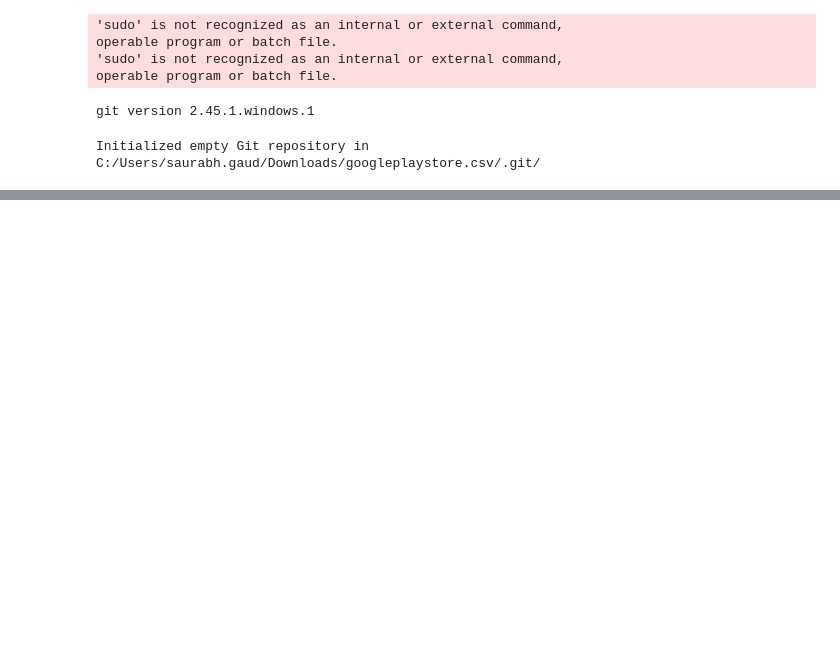
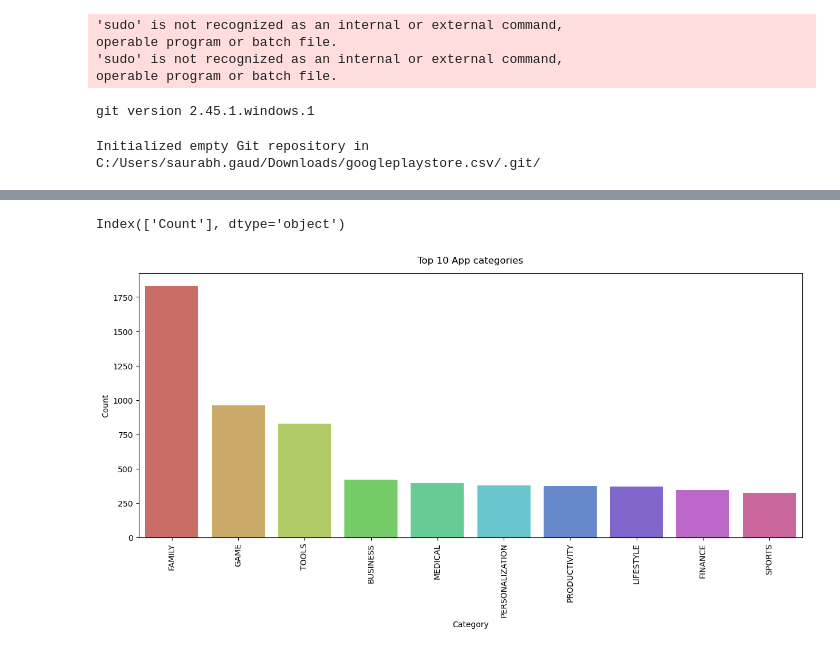
Before and after one commit to saurabh-G1/EDA_-_FEATURE_ENGINEERING, a Jupyter notebook: EDA_AND_FEATURE_ENGINEERING.ipynb, the cells around one changed output, grey strips where cells are left out. Cells and saved outputs as stored; diff of their text form; code cells hidden in the pictures; blank space fills up the shorter version.

```diff
--- a/EDA_AND_FEATURE_ENGINEERING.ipynb
+++ b/EDA_AND_FEATURE_ENGINEERING.ipynb
@@ -450,0 +614,26 @@ Initialized empty Git repository in C:/Users/saurabh.gaud/Downloads/googleplayst
+# %%
+## Top 10 App Categories
+category = pd.DataFrame(df_copy['Category'].value_counts())        #Dataframe of apps on the basis of category
+category.rename(columns = {'count':'Category'},inplace=True)
+# category.columns
+category.rename(columns = {'Category':'Count'},inplace=True)
+category.head(3)
+category.columns
+# %% [output]
+Index(['Count'], dtype='object')
+# %%
+## Top 10 App Categories
+plt.figure(figsize=(15,6))
+sns.barplot(x=category.index[:10], y ='Count',data= category[:10],palette='hls')
+plt.title('Top 10 App categories',y=1.02)
+plt.xticks(rotation=90)
+# plt.xlabel('---------')
+# plt.ylabel('---------')
+# plt.xticks(rotation=45)
+# plt.yticks(rotation=135)
+# plt.title('Top 10 App categories',y=1.0)
+# plt.tight_layout()
+plt.show()
+# plt.septitle('------------')
+# %% [output]
+[figure, added]
```
Also changed, not shown: parts of 25 cells of this notebook.
